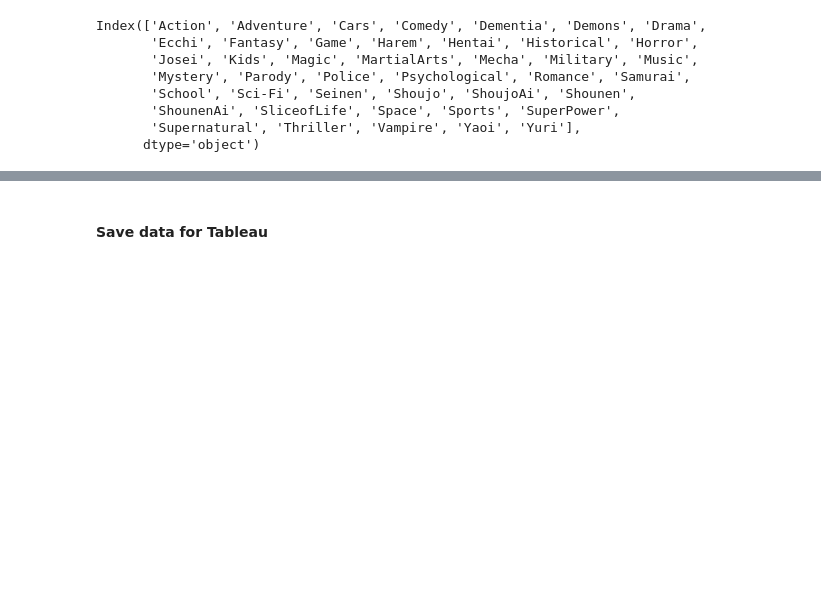
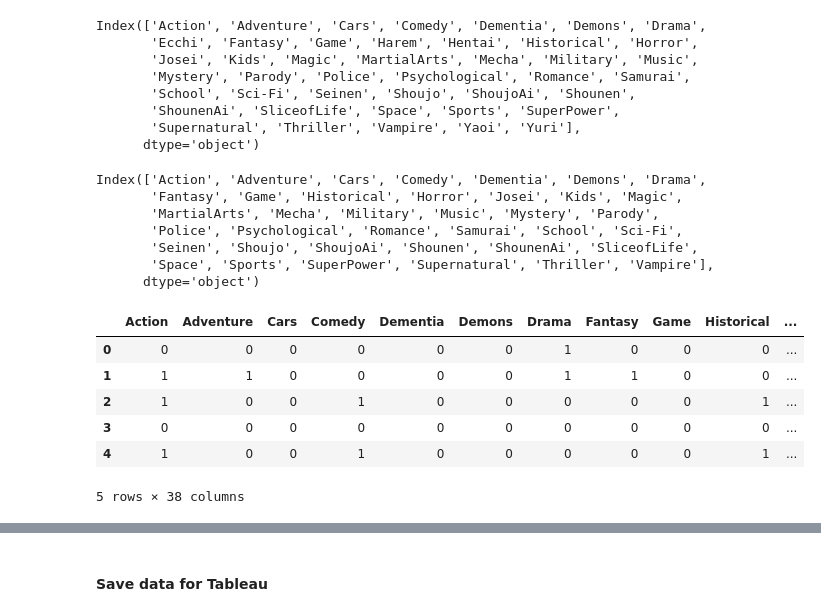
Before and after one commit to AIDecisions/capstone_project, a Jupyter notebook: 2-tableau_cleaning_cruiz.ipynb, the cells around one changed output, grey strips where cells are left out. Saved outputs shown, nothing was run; the diff lists cells and outputs as text; code cells hidden in the pictures; blank space fills up the shorter version.

```diff
--- a/2-tableau_cleaning_cruiz.ipynb
+++ b/2-tableau_cleaning_cruiz.ipynb
@@ -46,3 +46,23 @@ Index(['Action', 'Adventure', 'Cars', 'Comedy', 'Dementia', 'Demons', 'Drama',
        'ShounenAi', 'SliceofLife', 'Space', 'Sports', 'SuperPower',
        'Supernatural', 'Thriller', 'Vampire', 'Yaoi', 'Yuri'],
       dtype='object')
+# %%
+# Remove the following genre columns: 'Ecchi', 'Hentai', 'Yaoi', 'Yuri'
+gen_split_df.drop(columns=['Ecchi', 'Harem', 'Hentai', 'Yaoi', 'Yuri'], inplace=True)
+print(gen_split_df.columns)
+gen_split_df.head()
+# %% [output]
+Index(['Action', 'Adventure', 'Cars', 'Comedy', 'Dementia', 'Demons', 'Drama',
+       'Fantasy', 'Game', 'Historical', 'Horror', 'Josei', 'Kids', 'Magic',
+       'MartialArts', 'Mecha', 'Military', 'Music', 'Mystery', 'Parody',
+       'Police', 'Psychological', 'Romance', 'Samurai', 'School', 'Sci-Fi',
+       'Seinen', 'Shoujo', 'ShoujoAi', 'Shounen', 'ShounenAi', 'SliceofLife',
+       'Space', 'Sports', 'SuperPower', 'Supernatural', 'Thriller', 'Vampire'],
+      dtype='object')
+|  | Action | Adventure | Cars | Comedy | Dementia | Demons | Drama | Fantasy | Game | Historical | ... |
+| 0 | 0 | 0 | 0 | 0 | 0 | 0 | 1 | 0 | 0 | 0 | ... |
+| 1 | 1 | 1 | 0 | 0 | 0 | 0 | 1 | 1 | 0 | 0 | ... |
+| 2 | 1 | 0 | 0 | 1 | 0 | 0 | 0 | 0 | 0 | 1 | ... |
+| 3 | 0 | 0 | 0 | 0 | 0 | 0 | 0 | 0 | 0 | 0 | ... |
+| 4 | 1 | 0 | 0 | 1 | 0 | 0 | 0 | 0 | 0 | 1 | ... |
+5 rows × 38 columns
```
Also changed, not shown: parts of 9 cells of this notebook, 1 other file.
